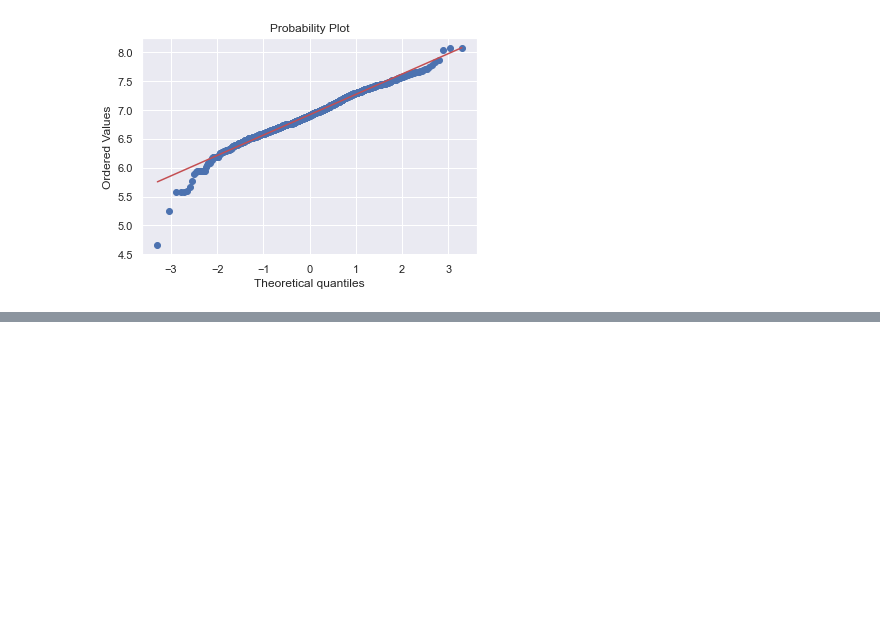
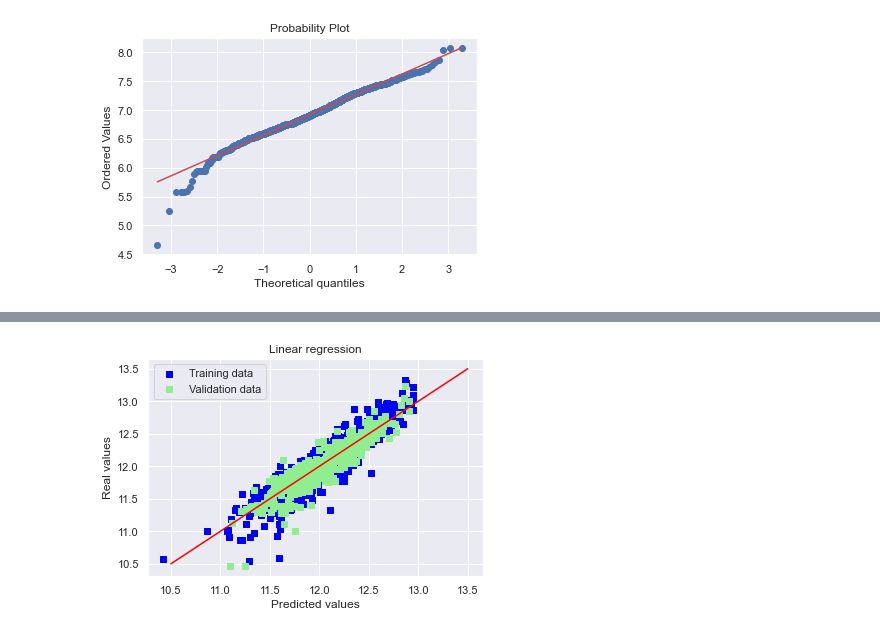
Before and after one commit to salvatore-drago/progettoBIGDATA-HousePrices, a Jupyter notebook: main.ipynb, the cells around one changed output, grey strips where cells are left out. Drawn from its saved outputs; the diff is of its cells as text; code cells hidden in the pictures; blank space fills up the shorter version.

```diff
--- a/main.ipynb
+++ b/main.ipynb
@@ -603,0 +663,12 @@ res = stats.probplot(X1.loc[X1['TotalBsmtSF']>0,'TotalBsmtSF'], plot=plt)
+# %%
+# Plot predictions
+plt.scatter(y_train_pred, y_train, c = "blue", marker = "s", label = "Training data")
+plt.scatter(y_test_pred, y_test, c = "lightgreen", marker = "s", label = "Validation data")
+plt.title("Linear regression")
+plt.xlabel("Predicted values")
+plt.ylabel("Real values")
+plt.legend(loc = "upper left")
+plt.plot([10.5, 13.5], [10.5, 13.5], c = "red")
+plt.show()
+# %% [output]
+[figure, added]
```
Also changed, not shown: parts of 12 cells of this notebook.
